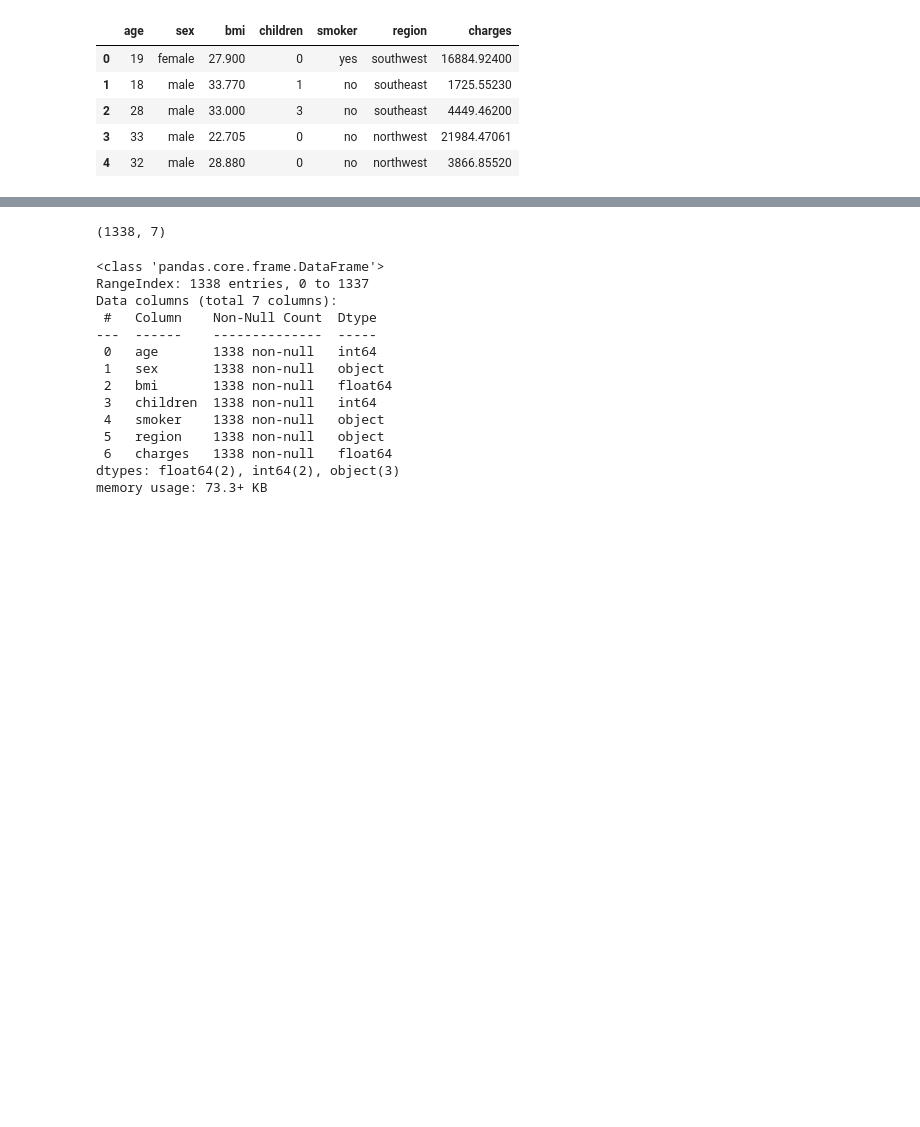
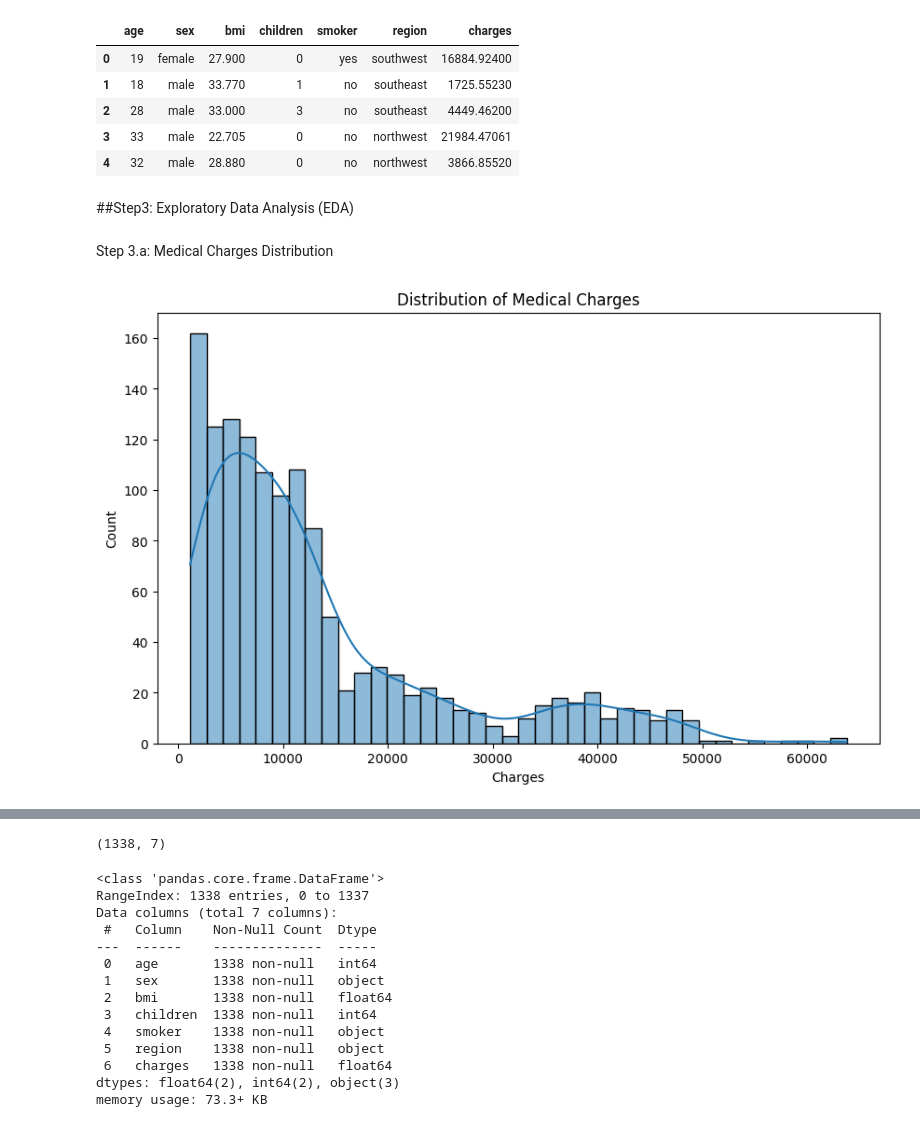
Before and after one commit to pranjalaa2702/Medical_Costs, a Jupyter notebook: Medical_Insurance_Costs.ipynb, the cells around one changed output, grey strips where cells are left out. Cells and saved outputs as stored; diff of their text form; code cells hidden in the pictures; blank space fills up the shorter version.

```diff
--- a/Medical_Insurance_Costs.ipynb
+++ b/Medical_Insurance_Costs.ipynb
@@ -26,3 +30,19 @@ insurance.head()
 | 2 | 28 | male | 33.000 | 3 | no | southeast | 4449.46200 |
 | 3 | 33 | male | 22.705 | 0 | no | northwest | 21984.47061 |
 | 4 | 32 | male | 28.880 | 0 | no | northwest | 3866.85520 |
+# %% [markdown]
+##Step3: Exploratory Data Analysis (EDA)
+# %% [markdown]
+Step 3.a: Medical Charges Distribution
+# %%
+import matplotlib.pyplot as plt
+import seaborn as sns
+
+plt.figure(figsize=(10, 6))
+sns.histplot(insurance['charges'], kde=True, bins=40)
+plt.title('Distribution of Medical Charges')
+plt.xlabel('Charges')
+plt.ylabel('Count')
+plt.show()
+# %% [output]
+[figure, added]
```
Also changed, not shown: parts of 26 cells of this notebook.
